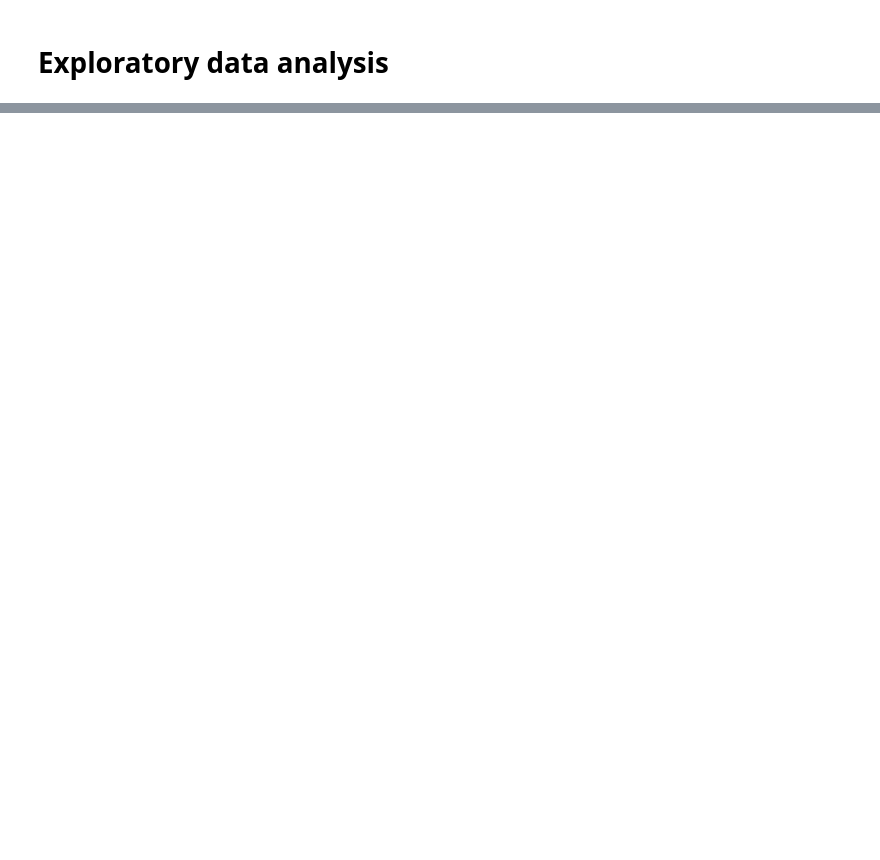
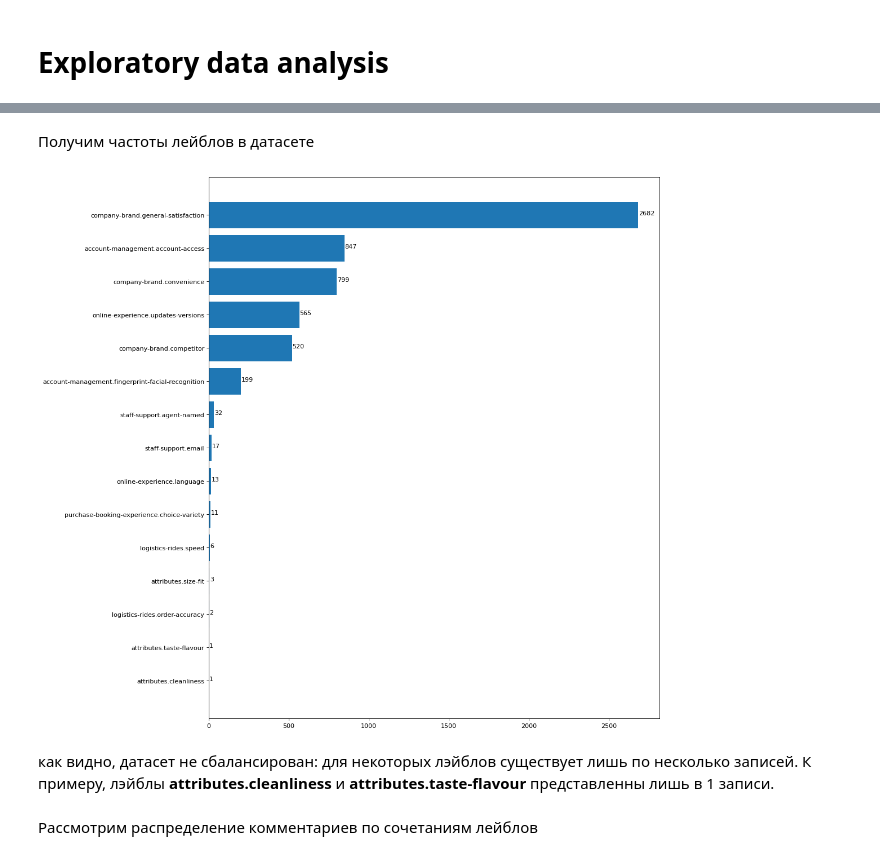
Before and after one commit to ArturGogiyan/NLP_research, a Jupyter notebook: NLP_research.ipynb, the cells around one changed output, grey strips where cells are left out. Drawn from its saved outputs; the diff is of its cells as text; code cells hidden in the pictures; blank space fills up the shorter version.

```diff
--- a/NLP_research.ipynb
+++ b/NLP_research.ipynb
@@ -32,0 +114,25 @@ NameError: ignored
+# %% [markdown]
+Получим частоты лейблов в датасете
+# %%
+feature_freqs =  df.sum(axis = 0, skipna = True)[1:].sort_values(ascending=True)
+# %%
+fig = plt.figure(figsize=(10, 12), dpi=80)
+plt.xlabel('feature')
+plt.ylabel('frequency')
+plt.title('frequency of different features in applied dataset')
+
+ax = fig.add_axes([0,0,1,1])
+ax.barh(feature_freqs.keys(),feature_freqs.values)
+
+xlocs, xlabs = plt.xticks()
+for i, v in enumerate(feature_freqs.values):
+    ax.text(v + 3, i, str(v))
+
+plt.show()
+# %% [output]
+[figure, added]
+# %% [markdown]
+как видно, датасет не сбалансирован: для некоторых лэйблов существует лишь по несколько записей.
+К примеру, лэйблы **attributes.cleanliness** и **attributes.taste-flavour** представленны лишь в 1 записи.
+# %% [markdown]
+Рассмотрим распределение комментариев по сочетаниям лейблов
```
Also changed, not shown: parts of 31 cells of this notebook.
